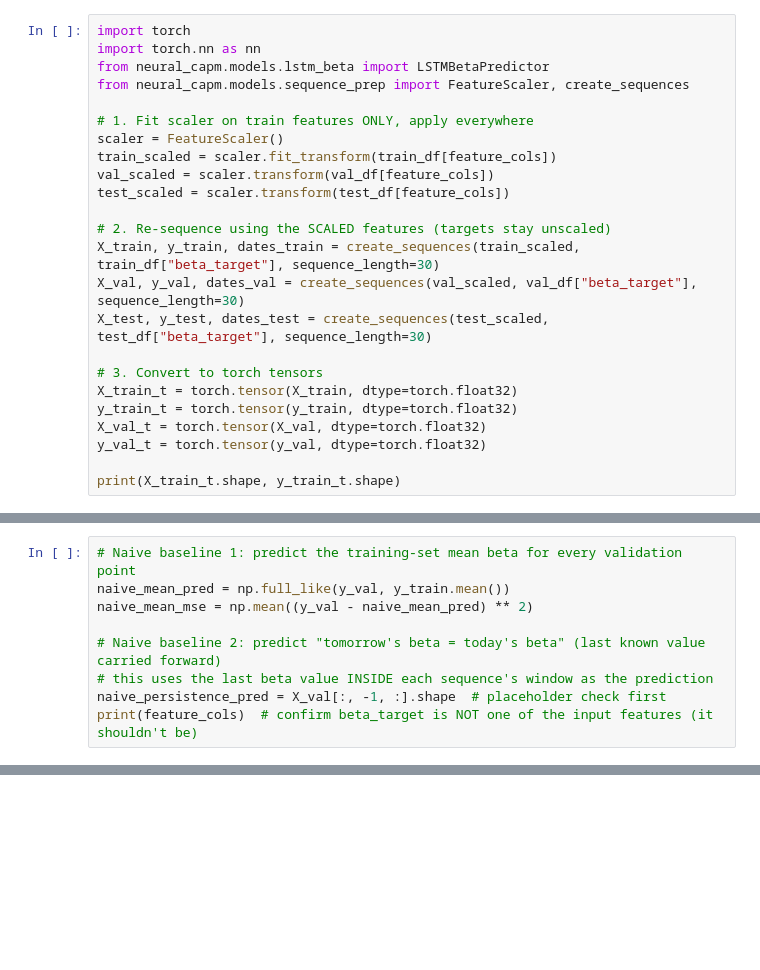
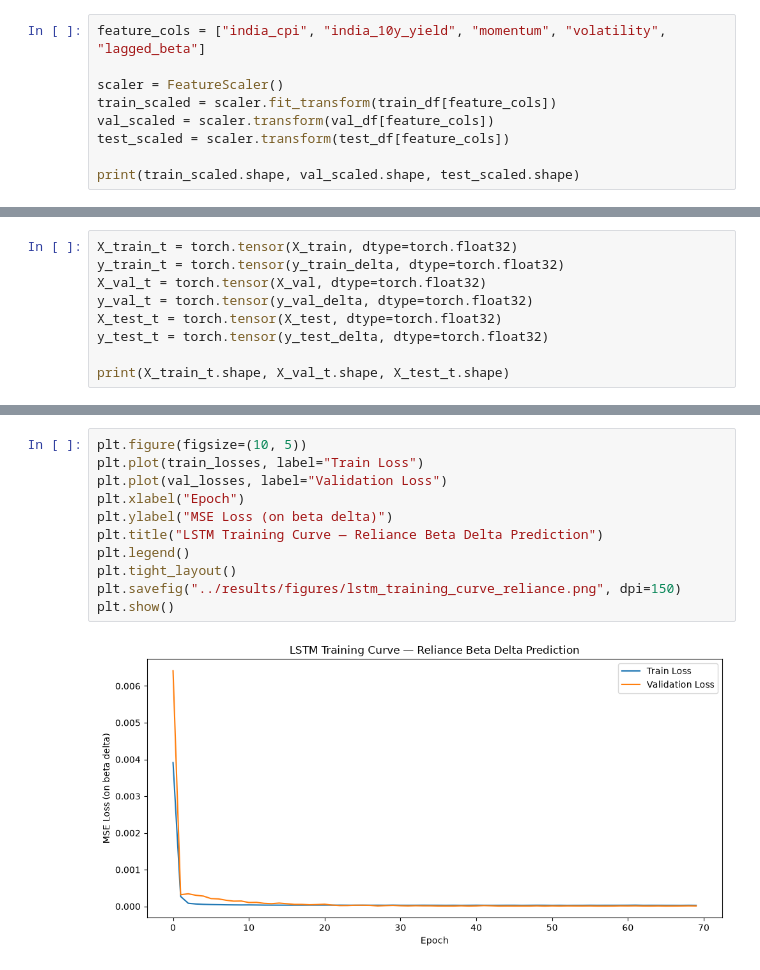
Before and after one commit to adt-kmr/neural-capm, a Jupyter notebook: notebooks/04_lstm_beta_training.ipynb, the cells around one changed output, grey strips where cells are left out. Drawn from its saved outputs; the diff is of its cells as text; blank space fills up the shorter version.

```diff
--- a/notebooks/04_lstm_beta_training.ipynb
+++ b/notebooks/04_lstm_beta_training.ipynb
@@ -45,25 +51,10 @@ Test sequences:  (460, 30, 4) (460,)
 # %%
-import torch
-import torch.nn as nn
-from neural_capm.models.lstm_beta import LSTMBetaPredictor
-from neural_capm.models.sequence_prep import FeatureScaler, create_sequences
+feature_cols = ["india_cpi", "india_10y_yield", "momentum", "volatility", "lagged_beta"]
 
-# 1. Fit scaler on train features ONLY, apply everywhere
 scaler = FeatureScaler()
 train_scaled = scaler.fit_transform(train_df[feature_cols])
 val_scaled = scaler.transform(val_df[feature_cols])
 test_scaled = scaler.transform(test_df[feature_cols])
 
-# 2. Re-sequence using the SCALED features (targets stay unscaled)
-X_train, y_train, dates_train = create_sequences(train_scaled, train_df["beta_target"], sequence_length=30)
-X_val, y_val, dates_val = create_sequences(val_scaled, val_df["beta_target"], sequence_length=30)
-X_test, y_test, dates_test = create_sequences(test_scaled, test_df["beta_target"], sequence_length=30)
-
-# 3. Convert to torch tensors
-X_train_t = torch.tensor(X_train, dtype=torch.float32)
-y_train_t = torch.tensor(y_train, dtype=torch.float32)
-X_val_t = torch.tensor(X_val, dtype=torch.float32)
-y_val_t = torch.tensor(y_val, dtype=torch.float32)
-
-print(X_train_t.shape, y_train_t.shape)
+print(train_scaled.shape, val_scaled.shape, test_scaled.shape)
 # %% [output]
@@ -168,10 +85,10 @@ plt.show()
 # %%
-# Naive baseline 1: predict the training-set mean beta for every validation point
-naive_mean_pred = np.full_like(y_val, y_train.mean())
-naive_mean_mse = np.mean((y_val - naive_mean_pred) ** 2)
+X_train_t = torch.tensor(X_train, dtype=torch.float32)
+y_train_t = torch.tensor(y_train_delta, dtype=torch.float32)
+X_val_t = torch.tensor(X_val, dtype=torch.float32)
+y_val_t = torch.tensor(y_val_delta, dtype=torch.float32)
+X_test_t = torch.tensor(X_test, dtype=torch.float32)
+y_test_t = torch.tensor(y_test_delta, dtype=torch.float32)
 
-# Naive baseline 2: predict "tomorrow's beta = today's beta" (last known value carried forward)
-# this uses the last beta value INSIDE each sequence's window as the prediction
-naive_persistence_pred = X_val[:, -1, :].shape  # placeholder check first
-print(feature_cols)  # confirm beta_target is NOT one of the input features (it shouldn't be)
+print(X_train_t.shape, X_val_t.shape, X_test_t.shape)
 # %% [output]
@@ -198,0 +167,13 @@ LSTM best validation MSE:         0.000439
+# %%
+plt.figure(figsize=(10, 5))
+plt.plot(train_losses, label="Train Loss")
+plt.plot(val_losses, label="Validation Loss")
+plt.xlabel("Epoch")
+plt.ylabel("MSE Loss (on beta delta)")
+plt.title("LSTM Training Curve — Reliance Beta Delta Prediction")
+plt.legend()
+plt.tight_layout()
+plt.savefig("../results/figures/lstm_training_curve_reliance.png", dpi=150)
+plt.show()
+# %% [output]
+[figure, added]
```
Also changed, not shown: parts of 11 cells of this notebook, 3 other files.
